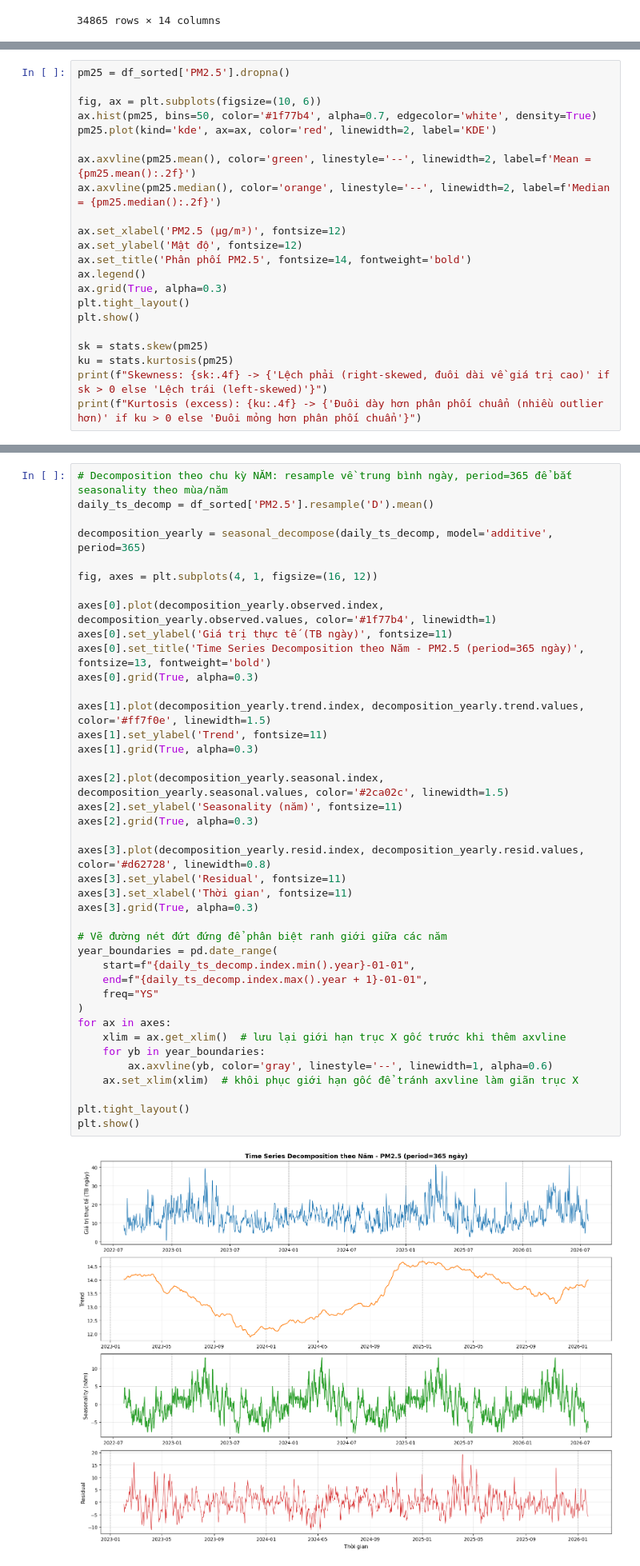
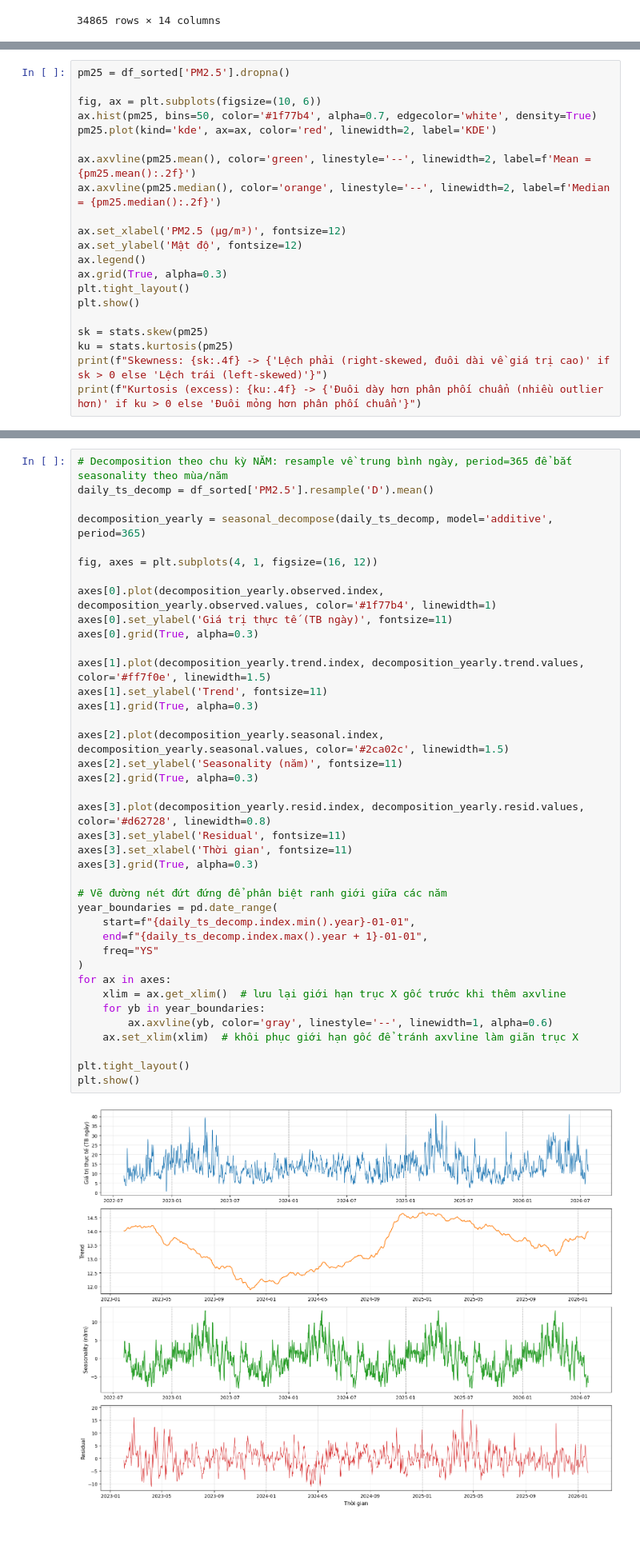
Before and after one commit to thiennguyen37-qn/PM2.5-GRU, a Jupyter notebook: 02_eda.ipynb, the cells around one changed output, grey strips where cells are left out. Shown at 80% size. Cells and saved outputs as stored; diff of their text form; blank space fills up the shorter version.

```diff
--- a/02_eda.ipynb
+++ b/02_eda.ipynb
@@ -157,7 +154,6 @@ ax.axvline(pm25.median(), color='orange', linestyle='--', linewidth=2, label=f'M
 
 ax.set_xlabel('PM2.5 (µg/m³)', fontsize=12)
 ax.set_ylabel('Mật độ', fontsize=12)
-ax.set_title('Phân phối PM2.5', fontsize=14, fontweight='bold')
 ax.legend()
 ax.grid(True, alpha=0.3)
 plt.tight_layout()
@@ -314,38 +309,37 @@ fig, axes = plt.subplots(4, 1, figsize=(16, 12))
 
 axes[0].plot(decomposition_yearly.observed.index, decomposition_yearly.observed.values, color='#1f77b4', linewidth=1)
 axes[0].set_ylabel('Giá trị thực tế (TB ngày)', fontsize=11)
-axes[0].set_title('Time Series Decomposition theo Năm - PM2.5 (period=365 ngày)', fontsize=13, fontweight='bold')
 axes[0].grid(True, alpha=0.3)
 
 axes[1].plot(decomposition_yearly.trend.index, decomposition_yearly.trend.values, color='#ff7f0e', linewidth=1.5)
 axes[1].set_ylabel('Trend', fontsize=11)
 axes[1].grid(True, alpha=0.3)
 
 axes[2].plot(decomposition_yearly.seasonal.index, decomposition_yearly.seasonal.values, color='#2ca02c', linewidth=1.5)
 axes[2].set_ylabel('Seasonality (năm)', fontsize=11)
 axes[2].grid(True, alpha=0.3)
 
 axes[3].plot(decomposition_yearly.resid.index, decomposition_yearly.resid.values, color='#d62728', linewidth=0.8)
 axes[3].set_ylabel('Residual', fontsize=11)
 axes[3].set_xlabel('Thời gian', fontsize=11)
 axes[3].grid(True, alpha=0.3)
 
 # Vẽ đường nét đứt đứng để phân biệt ranh giới giữa các năm
 year_boundaries = pd.date_range(
     start=f"{daily_ts_decomp.index.min().year}-01-01",
     end=f"{daily_ts_decomp.index.max().year + 1}-01-01",
     freq="YS"
 )
 for ax in axes:
     xlim = ax.get_xlim()  # lưu lại giới hạn trục X gốc trước khi thêm axvline
     for yb in year_boundaries:
         ax.axvline(yb, color='gray', linestyle='--', linewidth=1, alpha=0.6)
     ax.set_xlim(xlim)  # khôi phục giới hạn gốc để tránh axvline làm giãn trục X
 
 plt.tight_layout()
 plt.show()
 # %% [output]
-[figure, old version]
+[figure, new version]
 # %% [markdown]
 ##### Kiểm tra Residual: ACF & Ljung-Box Test
 # %%
```
Also changed, not shown: parts of 8 cells of this notebook, 20 other files.
